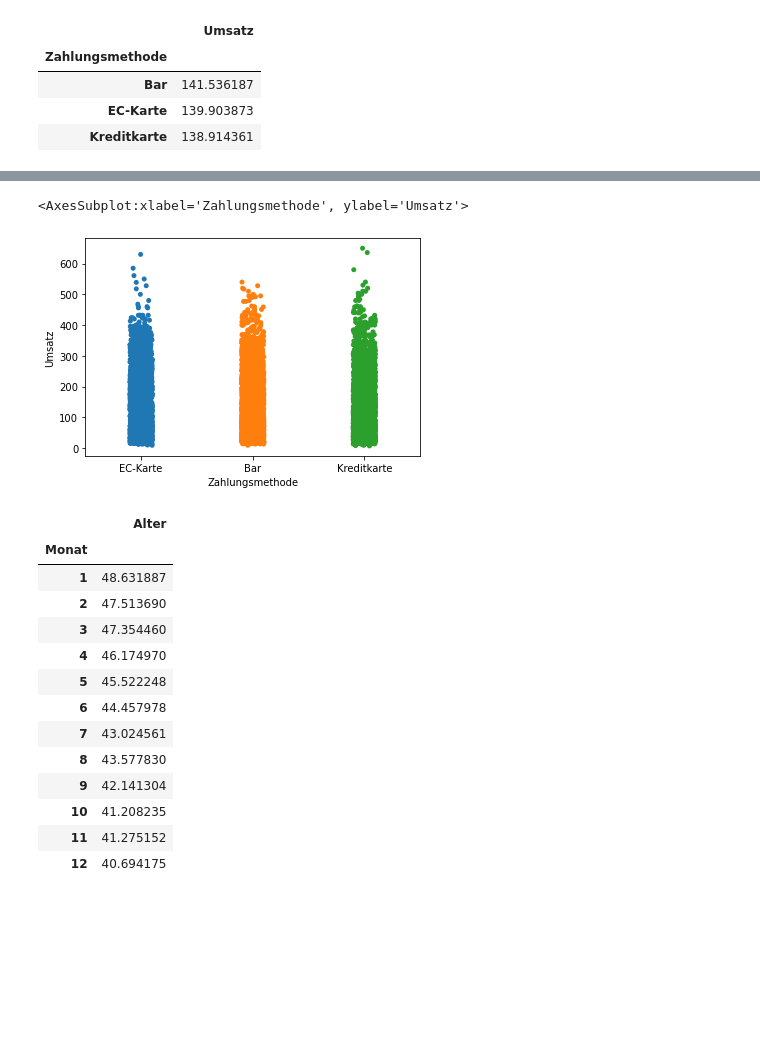
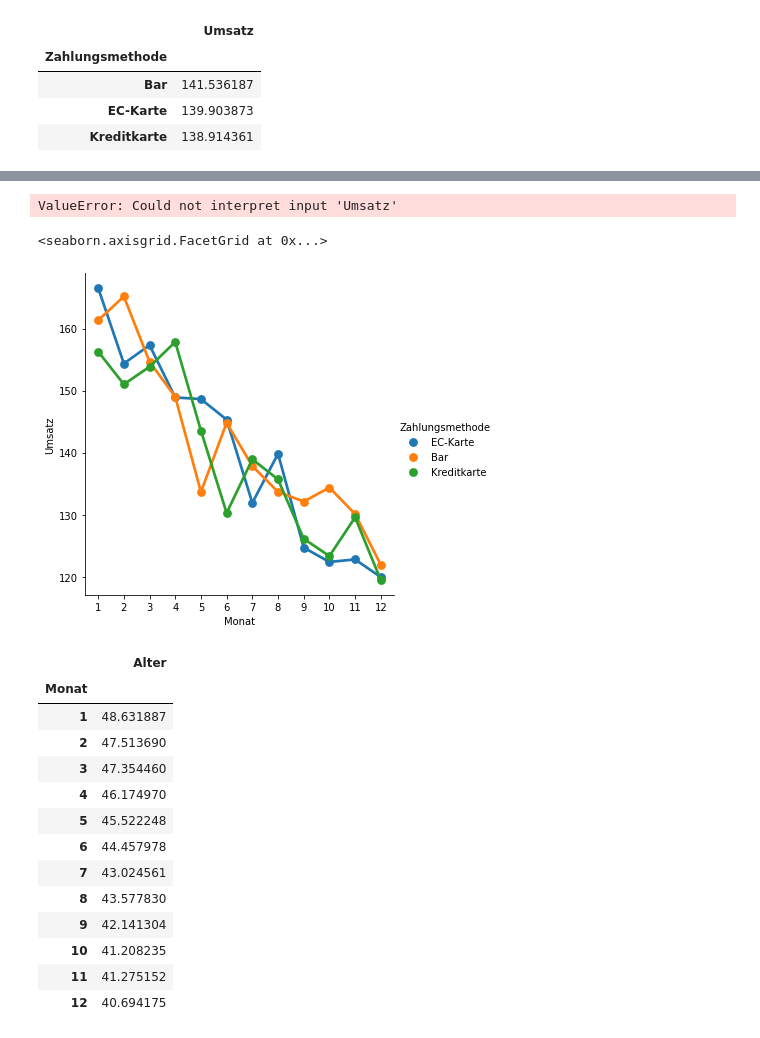
Before and after one commit to fredzett/BA-C, a Jupyter notebook: Chapters/sandbox.ipynb, the cells around one changed output, grey strips where cells are left out. Drawn from its saved outputs; the diff is of its cells as text; code cells hidden in the pictures; blank space fills up the shorter version.

```diff
--- a/Chapters/sandbox.ipynb
+++ b/Chapters/sandbox.ipynb
@@ -228,8 +271,12 @@ sns.displot(df, x="Umsatz", kind="hist", fill=True)
 # %%
-sns.stripplot(data=df, x="Zahlungsmethode", y="Umsatz")
+sns.stripplot(df, x="Zahlungsmethode", y="Umsatz", alpha=0.3)
 # %% [output]
-<AxesSubplot:xlabel='Zahlungsmethode', ylabel='Umsatz'>
+ValueError: Could not interpret input 'Umsatz'
-[figure, removed]
+# %%
+sns.catplot(data=df, x="Monat", y="Umsatz", kind="point", hue="Zahlungsmethode", ci=None)
+# %% [output]
+<seaborn.axisgrid.FacetGrid at 0x...>
+[figure, added]
 # %%
 # Check if average age of customes has changed over time (groupby Datum)
 df.groupby("Monat").agg({"Alter": "mean"})
```
Also changed, not shown: parts of 4 cells of this notebook, 15 other files.
